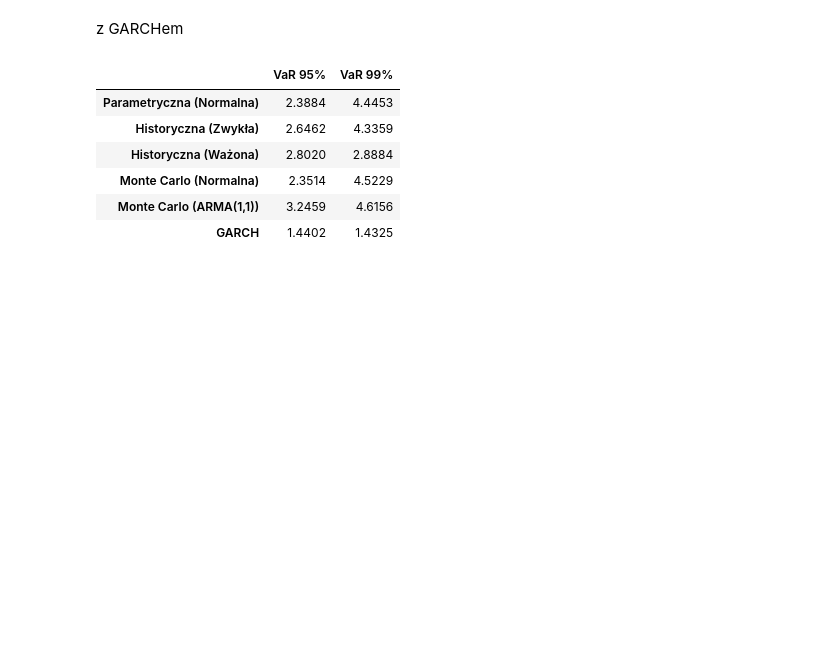
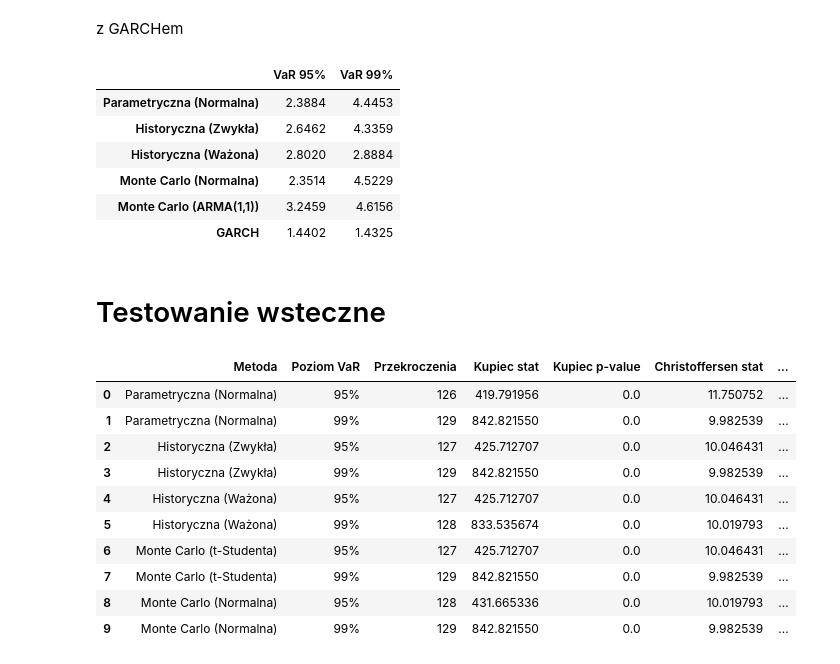
Before and after one commit to werpyr1003/Zarz-dzanie_ryzykiem_McDonald_Corporation, a Jupyter notebook: Projekt_3/prez_3.ipynb, the cells around one changed output. Cells and saved outputs as stored; diff of their text form; code cells hidden in the pictures; blank space fills up the shorter version.

Commit message:
testowanie wsteczne

```diff
--- a/Projekt_3/prez_3.ipynb
+++ b/Projekt_3/prez_3.ipynb
@@ -401,3 +401,5 @@ var_results.round(4)
 | Monte Carlo (Normalna) | 2.3514 | 4.5229 |
 | Monte Carlo (ARMA(1,1)) | 3.2459 | 4.6156 |
 | GARCH | 1.4402 | 1.4325 |
+# %% [markdown]
+# Testowanie wsteczne
@@ -403,0 +455,49 @@ var_results.round(4)
+# %%
+returns = logret_fuel_data
+
+
+methods = {
+    "Parametryczna (Normalna)": (VaR_95 / 100, VaR_99 / 100),
+    "Historyczna (Zwykła)": (VaR_hist_95 / 100, VaR_hist_99 / 100),
+    "Historyczna (Ważona)": (VaR_weighted_95 / 100, VaR_weighted_99 / 100),
+    "Monte Carlo (t-Studenta)": (VaR_mc_95_t / 100, VaR_mc_99_t / 100),
+    "Monte Carlo (Normalna)": (VaR_mc_95 / 100, VaR_mc_99 / 100),
+    #"GARCH": (VaR_garch_95 / 100, VaR_garch_99 / 100)
+}
+
+results = []
+
+
+for method, (var95, var99) in methods.items():
+    for alpha, var in zip([0.05, 0.01], [var95, var99]):
+        kupiec_stat, kupiec_p, breaches = kupiec_test(returns, var, alpha)
+        christ_stat, christ_p = christoffersen_test(returns, var)
+        berko_stat, berko_p = berkowitz_test(returns, var, alpha)
+
+        results.append({
+            "Metoda": method,
+            "Poziom VaR": f"{int((1-alpha)*100)}%",
+            "Przekroczenia": breaches,
+            "Kupiec stat": kupiec_stat,
+            "Kupiec p-value": kupiec_p,
+            "Christoffersen stat": christ_stat,
+            "Christoffersen p-value": christ_p,
+            "Berkowitz stat": berko_stat,
+            "Berkowitz p-value": berko_p
+        })
+
+
+results_df = pd.DataFrame(results)
+results_df
+# %% [output]
+|  | Metoda | Poziom VaR | Przekroczenia | Kupiec stat | Kupiec p-value | Christoffersen stat | ... |
+| 0 | Parametryczna (Normalna) | 95% | 126 | 419.791956 | 0.0 | 11.750752 | ... |
+| 1 | Parametryczna (Normalna) | 99% | 129 | 842.821550 | 0.0 | 9.982539 | ... |
+| 2 | Historyczna (Zwykła) | 95% | 127 | 425.712707 | 0.0 | 10.046431 | ... |
+| 3 | Historyczna (Zwykła) | 99% | 129 | 842.821550 | 0.0 | 9.982539 | ... |
+| 4 | Historyczna (Ważona) | 95% | 127 | 425.712707 | 0.0 | 10.046431 | ... |
+| 5 | Historyczna (Ważona) | 99% | 128 | 833.535674 | 0.0 | 10.019793 | ... |
+| 6 | Monte Carlo (t-Studenta) | 95% | 127 | 425.712707 | 0.0 | 10.046431 | ... |
+| 7 | Monte Carlo (t-Studenta) | 99% | 129 | 842.821550 | 0.0 | 9.982539 | ... |
+| 8 | Monte Carlo (Normalna) | 95% | 128 | 431.665336 | 0.0 | 10.019793 | ... |
+| 9 | Monte Carlo (Normalna) | 99% | 129 | 842.821550 | 0.0 | 9.982539 | ... |
```
Also changed, not shown: parts of 6 cells of this notebook.
